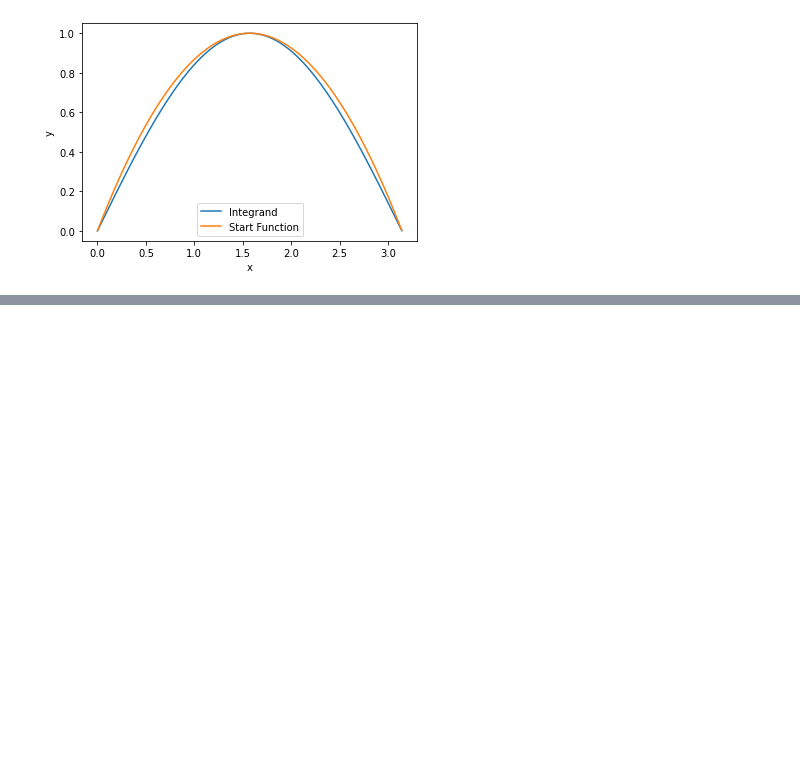
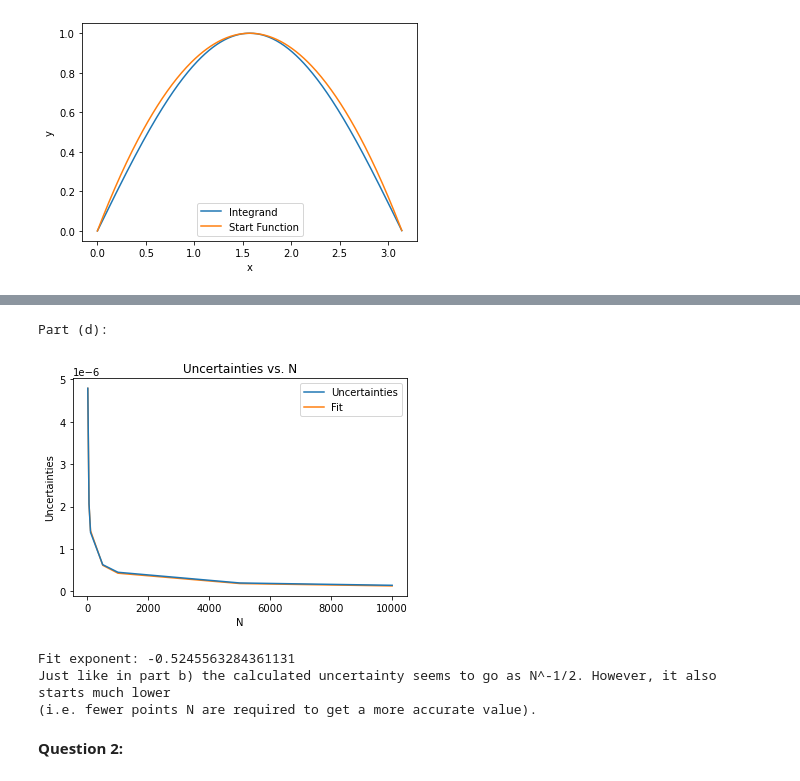
Before and after one commit to JSheare/Computational-Physics, a Jupyter notebook: Exercise Set 3.ipynb, the cells around one changed output, grey strips where cells are left out. Saved outputs shown, nothing was run; the diff lists cells and outputs as text; code cells hidden in the pictures; blank space fills up the shorter version.

```diff
--- a/Exercise Set 3.ipynb
+++ b/Exercise Set 3.ipynb
@@ -176,0 +119,12 @@ ValueError: array must not contain infs or NaNs
+# %%
+inverted_function = lambda y: (1/2) * (np.pi*(np.cbrt((2*np.sqrt(y**2 + y)) - (2*y) + 1)) +
+                    np.pi/(np.cbrt((2*np.sqrt(y**2 + y)) - (2*y) + 1)) + np.pi)
+weight_function = lambda x: (6/np.pi**3)*x*(np.pi-x)
+estimated_uncertainty = np.array([])
+for N in N_array:
+    result, uncertainty = monte_carlo_int(0, np.pi, N, integrand, weight_function, inverted_function)
+    estimated_uncertainty = np.append(estimated_uncertainty, uncertainty)
+    print(f'For N = {N}:')
+    print(f'     Integral = {result} ± {uncertainty}')
+    print(f'     Result differs from the analytic solution by {np.abs(2-result)}')
+    print('\n')
@@ -176,0 +149,29 @@ ValueError: array must not contain infs or NaNs
+# %%
+# Part(d):
+print('Part (d):')
+plt.plot(N_array, estimated_uncertainty, label='Uncertainties', zorder=1)
+plt.title('Uncertainties vs. N')
+plt.xlabel('N')
+plt.ylabel('Uncertainties')
+
+fit_function = lambda x, a, b: a*x**b
+params, cov = scipy.optimize.curve_fit(fit_function, N_array, estimated_uncertainty)
+plt.plot(N_array, params[0]*N_array**params[1], label='Fit', zorder=0)
+
+plt.legend()
+plt.title('Uncertainties vs. N')
+plt.xlabel('N')
+plt.ylabel('Uncertainties')
+plt.show()
+
+print(f'Fit exponent: {params[1]}')
+print('''Just like in part b) the calculated uncertainty seems to go as N^-1/2. However, it also starts much lower
+(i.e. fewer points N are required to get a more accurate value).''')
+# %% [output]
+Part (d):
+[figure, added]
+Fit exponent: -0.5245563284361131
+Just like in part b) the calculated uncertainty seems to go as N^-1/2. However, it also starts much lower
+(i.e. fewer points N are required to get a more accurate value).
+# %% [markdown]
+**Question 2:**
```
Also changed, not shown: parts of 5 cells of this notebook.
